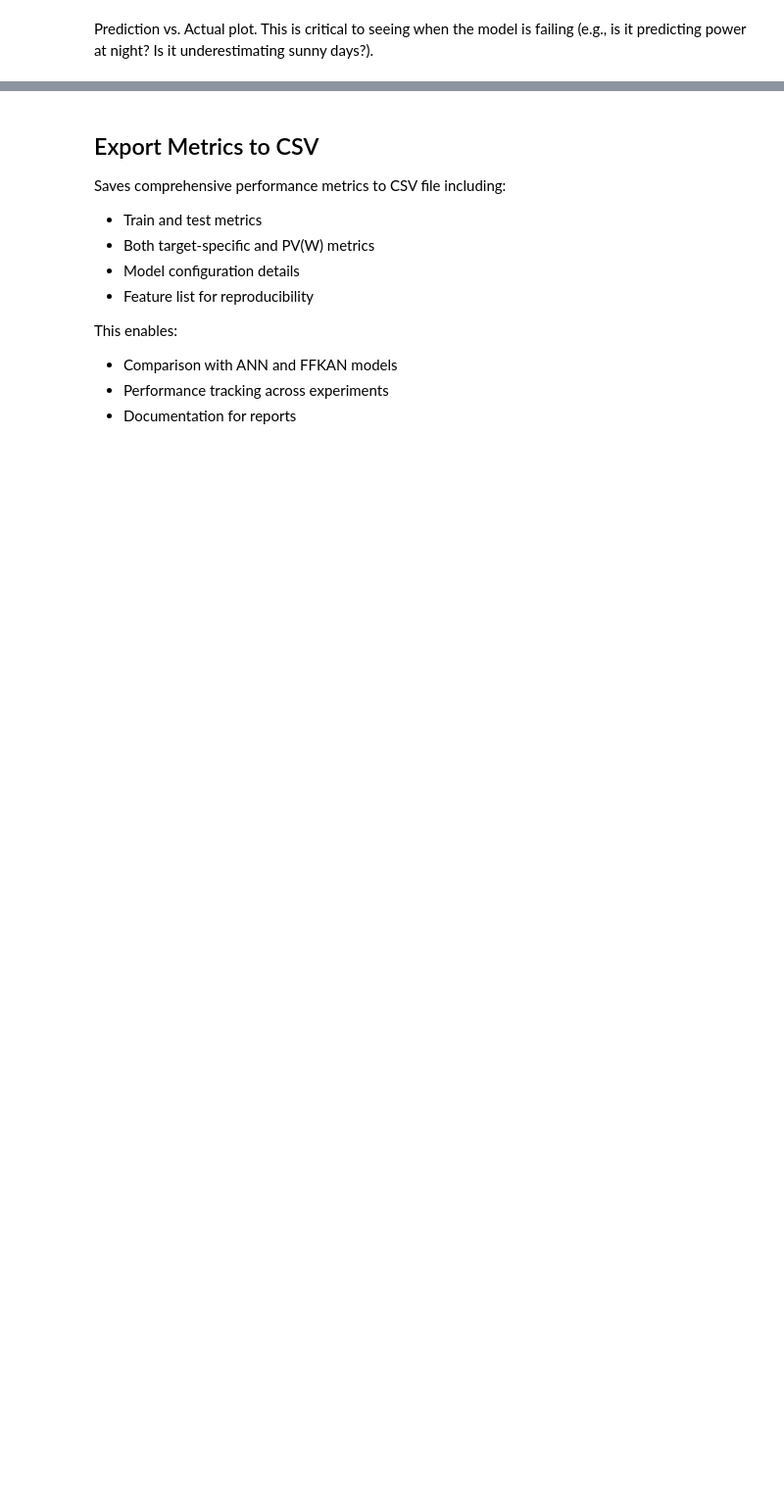
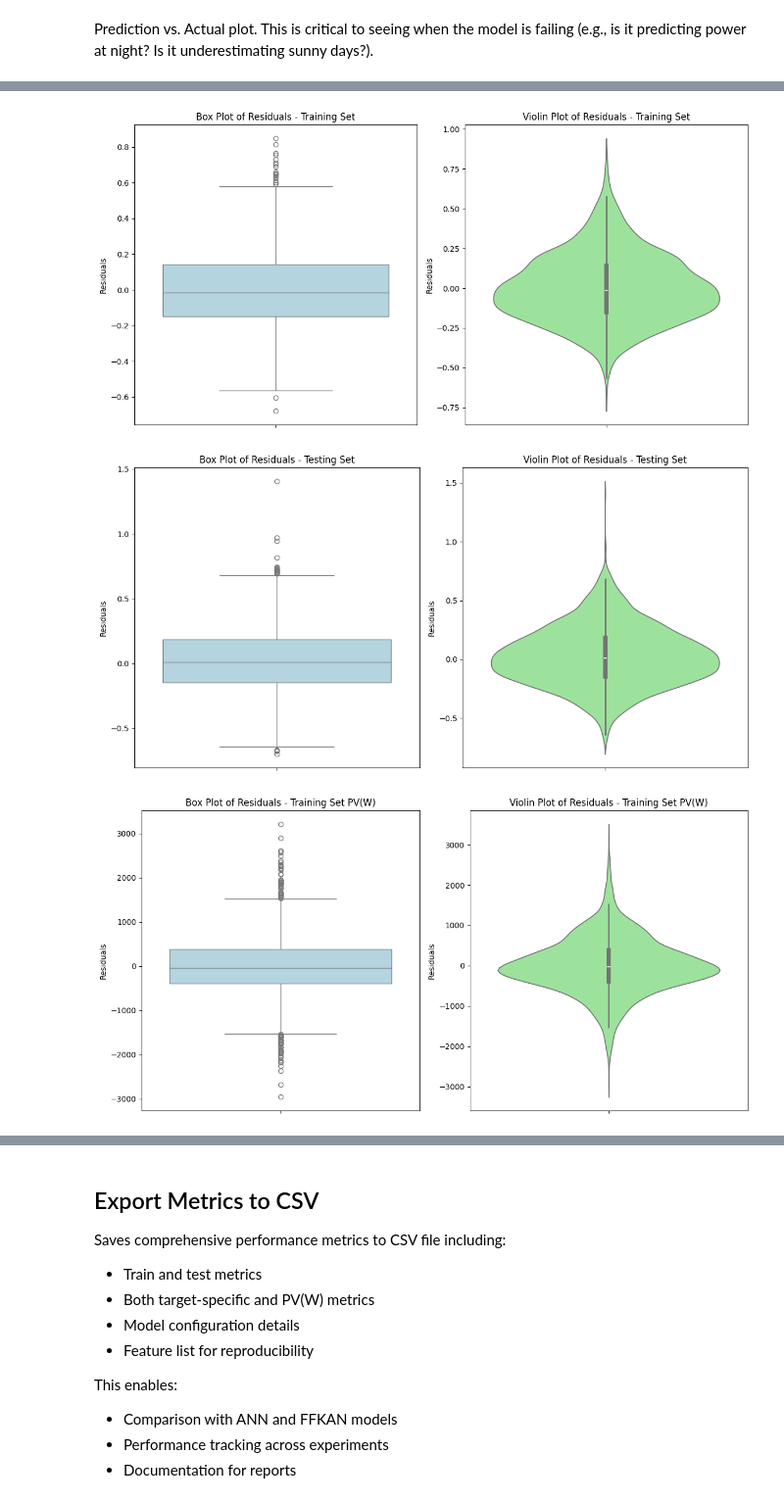
Before and after one commit to clydewatts1/PFDA-programming-for-data-analytics, a Jupyter notebook: big_project/big_project_KAN.ipynb, the cells around one changed output, grey strips where cells are left out. Shown at 98% size. Cells and saved outputs as stored; diff of their text form; code cells hidden in the pictures; blank space fills up the shorter version.

```diff
--- a/big_project/big_project_KAN.ipynb
+++ b/big_project/big_project_KAN.ipynb
@@ -649,0 +672,39 @@ for feature in feature_cols:
+# %%
+# Plot box plot and violin plot of residuals for test and train
+import numpy as np
+
+def plot_residuals_box_violin(y_true, y_pred, title):
+    # Ensure 1D numpy arrays for seaborn
+    y_true_flat = np.asarray(y_true).reshape(-1)
+    y_pred_flat = np.asarray(y_pred).reshape(-1)
+    residuals = y_true_flat - y_pred_flat
+
+    # Drop NaNs or infs to avoid seaborn issues
+    residuals = residuals[np.isfinite(residuals)]
+
+    plt.figure(figsize=(12, 6))
+
+    # Box Plot
+    plt.subplot(1, 2, 1)
+    sns.boxplot(y=residuals, color='lightblue')
+    plt.title(f"Box Plot of Residuals - {title}")
+    plt.ylabel("Residuals")
+
+    # Violin Plot
+    plt.subplot(1, 2, 2)
+    sns.violinplot(y=residuals, color='lightgreen')
+    plt.title(f"Violin Plot of Residuals - {title}")
+    plt.ylabel("Residuals")
+
+    plt.tight_layout()
+    plt.show()
+
+plot_residuals_box_violin(y_train, y_pred_train, "Training Set")
+plot_residuals_box_violin(y_test, y_pred_test, "Testing Set")
+# Also plot for PVW
+plot_residuals_box_violin(y_train_pvw, y_pred_train_pvw, "Training Set PV(W)")
+plot_residuals_box_violin(y_test_pvw, y_pred_test_pvw, "Testing Set PV(W)")
+# %% [output]
+[figure, added]
+[figure, added]
+[figure, added]
```
Also changed, not shown: parts of 12 cells of this notebook, 32 other files.
